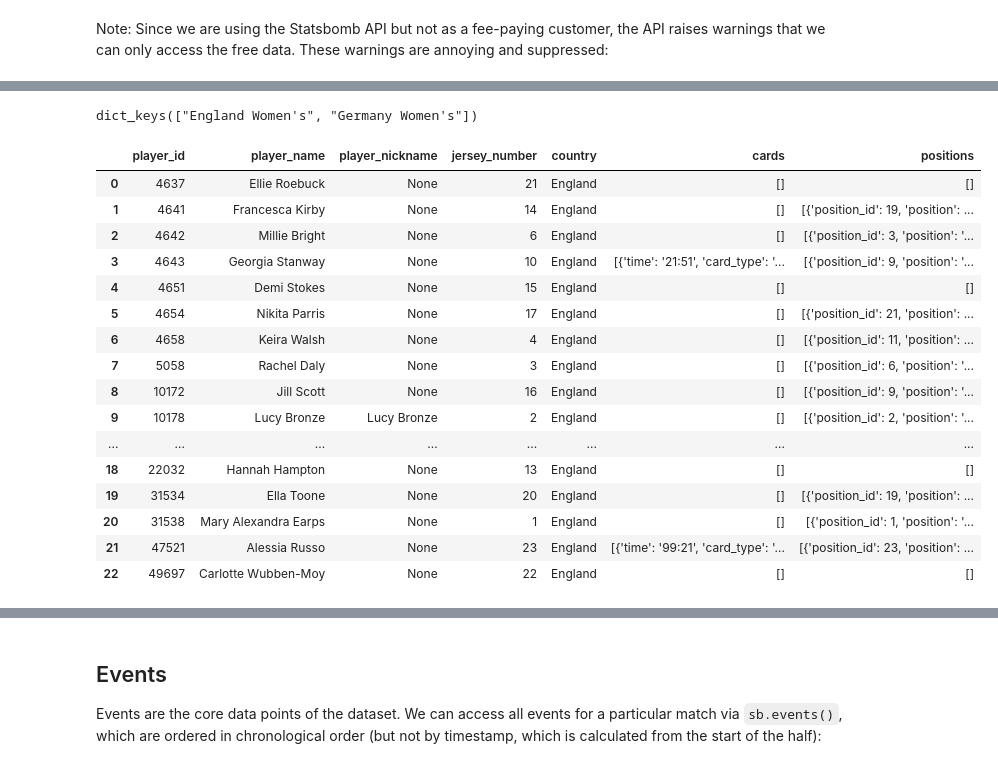
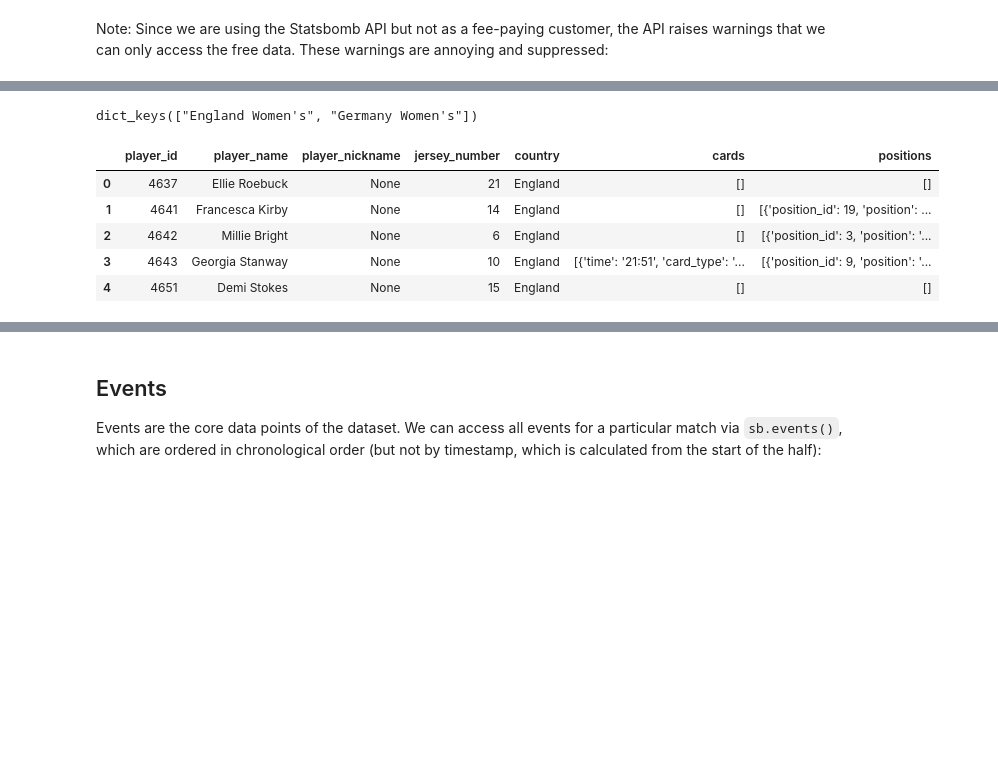
Before and after one commit to gsheir/tacticvis, a Jupyter notebook: src/data_exploration.ipynb, the cells around one changed output, grey strips where cells are left out. Drawn from its saved outputs; the diff is of its cells as text; code cells hidden in the pictures; blank space fills up the shorter version.

```diff
--- a/src/data_exploration.ipynb
+++ b/src/data_exploration.ipynb
@@ -67,29 +45,18 @@ Each match has lineup data, accessible via `sb.lineups`:
 # %%
 match_id = 3847567
 lineups = sb.lineups(match_id=match_id)
 
 # type(lineups) is a dict keyed to each team
 print(lineups.keys())
-lineups["England Women's"]
+lineups["England Women's"][:5]
 # %% [output]
 dict_keys(["England Women's", "Germany Women's"])
 |  | player_id | player_name | player_nickname | jersey_number | country | cards | positions |
 | 0 | 4637 | Ellie Roebuck | None | 21 | England | [] | [] |
 | 1 | 4641 | Francesca Kirby | None | 14 | England | [] | [{'position_id': 19, 'position': ... |
 | 2 | 4642 | Millie Bright | None | 6 | England | [] | [{'position_id': 3, 'position': '... |
 | 3 | 4643 | Georgia Stanway | None | 10 | England | [{'time': '21:51', 'card_type': '... | [{'position_id': 9, 'position': '... |
 | 4 | 4651 | Demi Stokes | None | 15 | England | [] | [] |
-| 5 | 4654 | Nikita Parris | None | 17 | England | [] | [{'position_id': 21, 'position': ... |
-| 6 | 4658 | Keira Walsh | None | 4 | England | [] | [{'position_id': 11, 'position': ... |
-| 7 | 5058 | Rachel Daly | None | 3 | England | [] | [{'position_id': 6, 'position': '... |
-| 8 | 10172 | Jill Scott | None | 16 | England | [] | [{'position_id': 9, 'position': '... |
-| 9 | 10178 | Lucy Bronze | Lucy Bronze | 2 | England | [] | [{'position_id': 2, 'position': '... |
-| ... | ... | ... | ... | ... | ... | ... | ... |
-| 18 | 22032 | Hannah Hampton | None | 13 | England | [] | [] |
-| 19 | 31534 | Ella Toone | None | 20 | England | [] | [{'position_id': 19, 'position': ... |
-| 20 | 31538 | Mary Alexandra Earps | None | 1 | England | [] | [{'position_id': 1, 'position': '... |
-| 21 | 47521 | Alessia Russo | None | 23 | England | [{'time': '99:21', 'card_type': '... | [{'position_id': 23, 'position': ... |
-| 22 | 49697 | Carlotte Wubben-Moy | None | 22 | England | [] | [] |
 # %% [markdown]
 Already, we can see some useful data, particularly positions, which happen to be uniquely id-ed. The breakdown of positions can be found in the [StatsBomb Open Data Specification](https://github.com/statsbomb/open-data/blob/master/doc/StatsBomb%20Open%20Data%20Specification%20v1.1.pdf), in Appendix 1; in summary,
 
```
Also changed, not shown: parts of 8 cells of this notebook, 1 other file.
